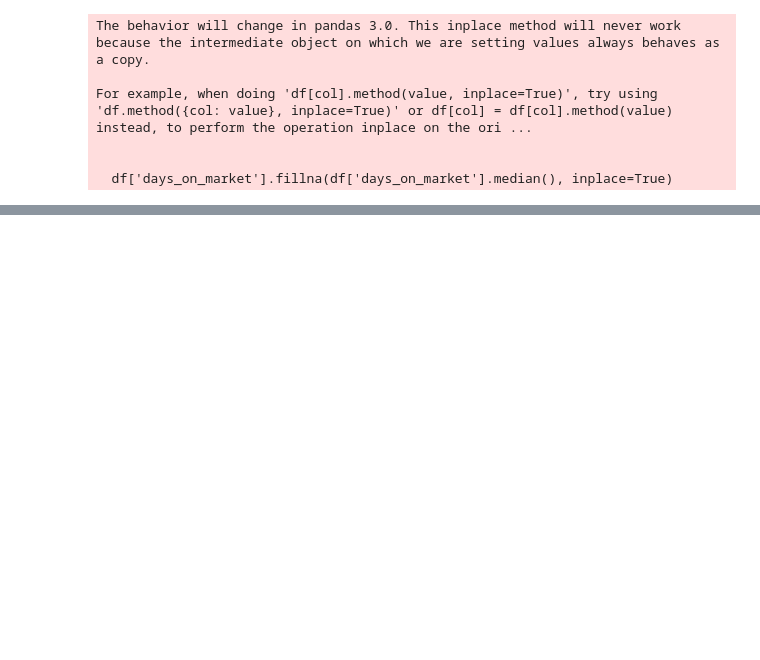
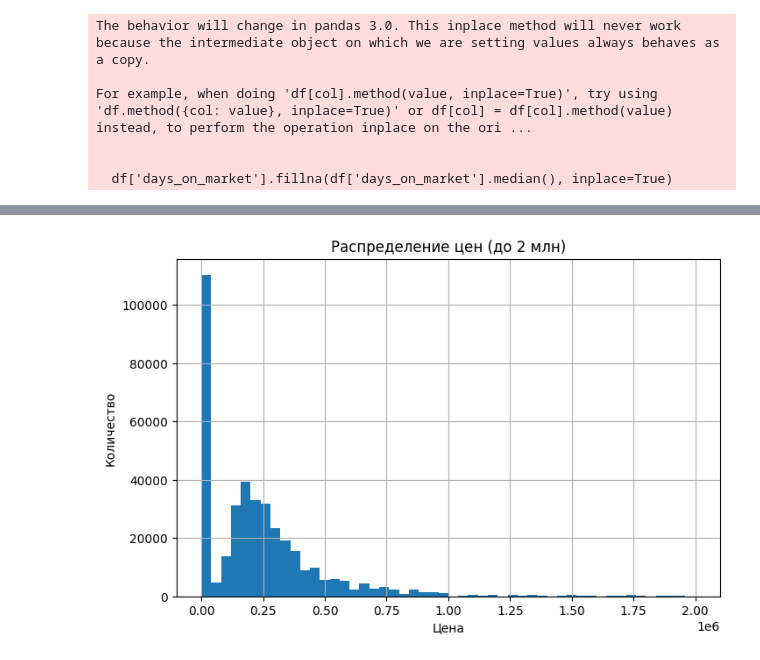
Before and after one commit to mewkfeli/MachineLearning_TeamWork, a Jupyter notebook: Командный.ipynb, the cells around one changed output, grey strips where cells are left out. Cells and saved outputs as stored; diff of their text form; code cells hidden in the pictures; blank space fills up the shorter version.

```diff
--- a/Командный.ipynb
+++ b/Командный.ipynb
@@ -281,16 +269,3 @@ For example, when doing 'df[col].method(value, inplace=True)', try using 'df.met
-# %%
-# 6. Извлечение географических признаков из адреса
-if 'address' in df.columns:
-    # Разбиваем адрес на компоненты (предполагая формат: Город, Район, Район)
-    address_parts = df['address'].str.split(',', expand=True)
-
-    if address_parts is not None:
-        df['city'] = address_parts[0].str.strip()
-        df['district'] = address_parts[1].str.strip() if len(address_parts.columns) > 1 else 'Unknown'
-        df['neighborhood'] = address_parts[2].str.strip() if len(address_parts.columns) > 2 else 'Unknown'
-
-        df['city'] = df['city'].astype('category')
-        df['district'] = df['district'].astype('category')
 # %%
 df.head()
 # %% [output]
@@ -304,6 +278,6 @@ df.head()
 # %%
-# 7. Создание новых признаков
-# Время на рынке в днях (используем текущую дату через pd.Timestamp.now())
+# Создание новых признаков
+# Время на рынке в днях
 if 'start_date' in df.columns:
     current_date = pd.Timestamp.now()
     df['days_on_market'] = (current_date - df['start_date']).dt.days
@@ -314,9 +288,6 @@ if all(col in df.columns for col in ['price', 'size']):
     df['price_per_sqm'] = df['price'] / df['size']
     # Убираем некорректные значения
     df = df[(df['price_per_sqm'] > 0) & (df['price_per_sqm'] != np.inf)]
-
-# Признак активности объявления
-df['is_active'] = df['end_date'] == 'Active'
 # %% [output]
 The behavior will change in pandas 3.0. This inplace method will never work because the intermediate object on which we are setting values always behaves as a copy.
 
@@ -358,0 +339,12 @@ df.head()
+# %%
+# Извлекаем первое число из строки val, возвращаем NaN если не получается
+def parse_total_floor_count(val):
+    if pd.isna(val): return np.nan
+    try:
+        return int(re.search(r'\d+', str(val)).group())
+    except:
+        return np.nan
+
+if 'total_floor_count' in df.columns:
+    df['total_floor_count'] = df['total_floor_count'].apply(parse_total_floor_count)
+    df['total_floor_count'].fillna(df['total_floor_count'].median(), inplace=True)
@@ -358,0 +382,10 @@ df.head()
+# %%
+# Визуализация распределения цен с ограничением
+plt.figure(figsize=(8,5))
+df[df['price'] < 2000000]['price'].hist(bins=50)
+plt.title('Распределение цен (до 2 млн)')
+plt.xlabel('Цена')
+plt.ylabel('Количество')
+plt.show()
+# %% [output]
+[figure, added]
```
Also changed, not shown: parts of 27 cells of this notebook.
